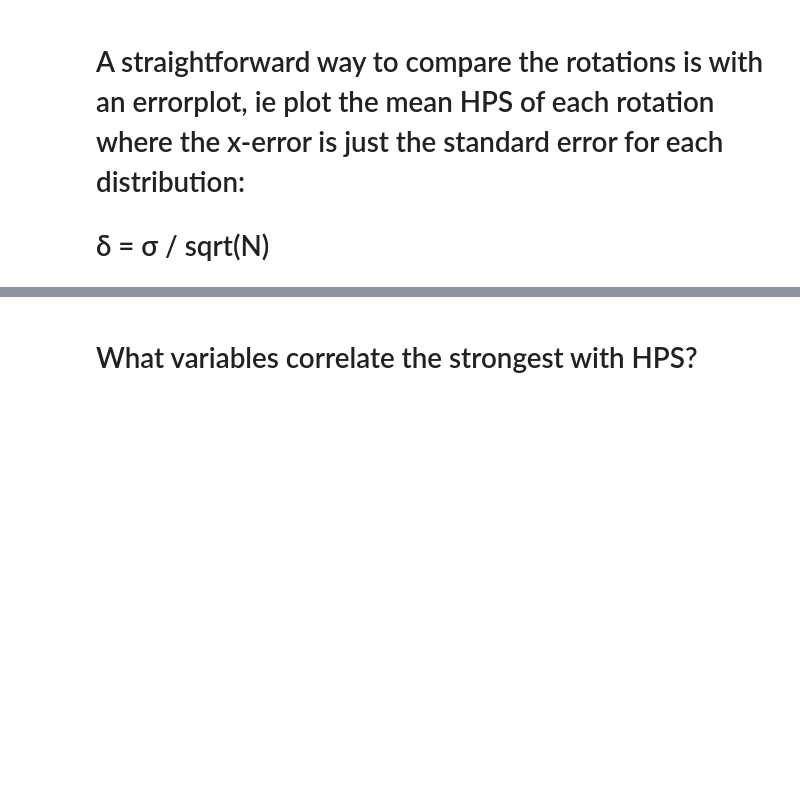
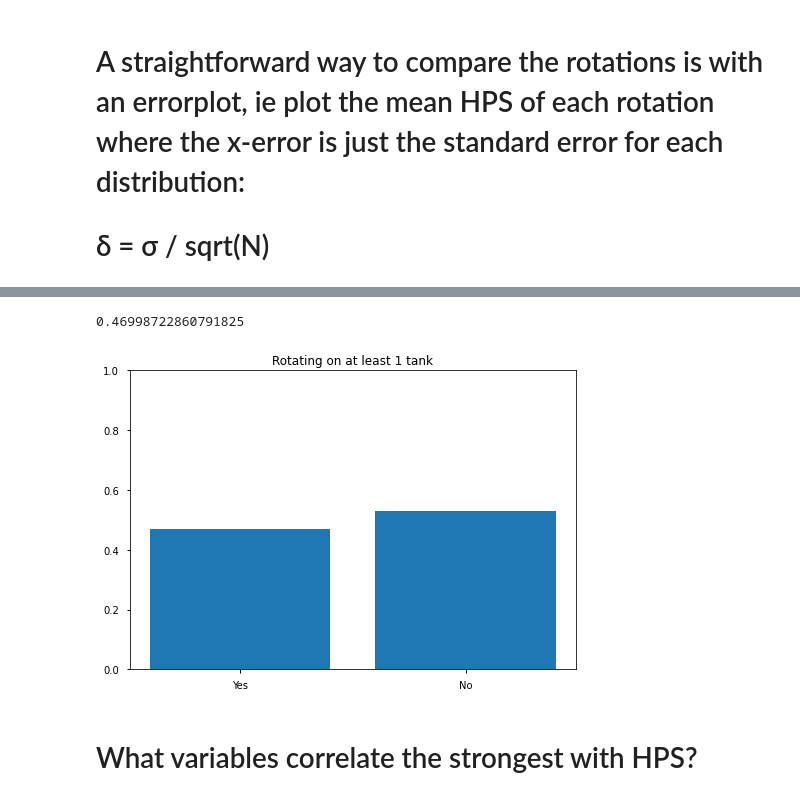
Before and after one commit to msdec321/DataAnalysisWorkbooks, a Jupyter notebook: warcraftLogs/RestoDruidAnalyzer/analysis_workbook.ipynb, the cells around one changed output, grey strips where cells are left out. Saved outputs shown, nothing was run; the diff lists cells and outputs as text; code cells hidden in the pictures; blank space fills up the shorter version.

```diff
--- a/warcraftLogs/RestoDruidAnalyzer/analysis_workbook.ipynb
+++ b/warcraftLogs/RestoDruidAnalyzer/analysis_workbook.ipynb
@@ -84,3 +109,9 @@ Helpers.plot_rotations(boss, data, n_filters, filters, save=True)
+# %%
+# Use n = -1 to check "At least 1 tank"
+Helpers.check_nTank_rotating(data, -1)
+# %% [output]
+0.46998722860791825
+[figure, added]
 # %% [markdown]
 # What variables correlate the strongest with HPS?
 # %%
```
Also changed, not shown: parts of 20 cells of this notebook, 1 other file.
